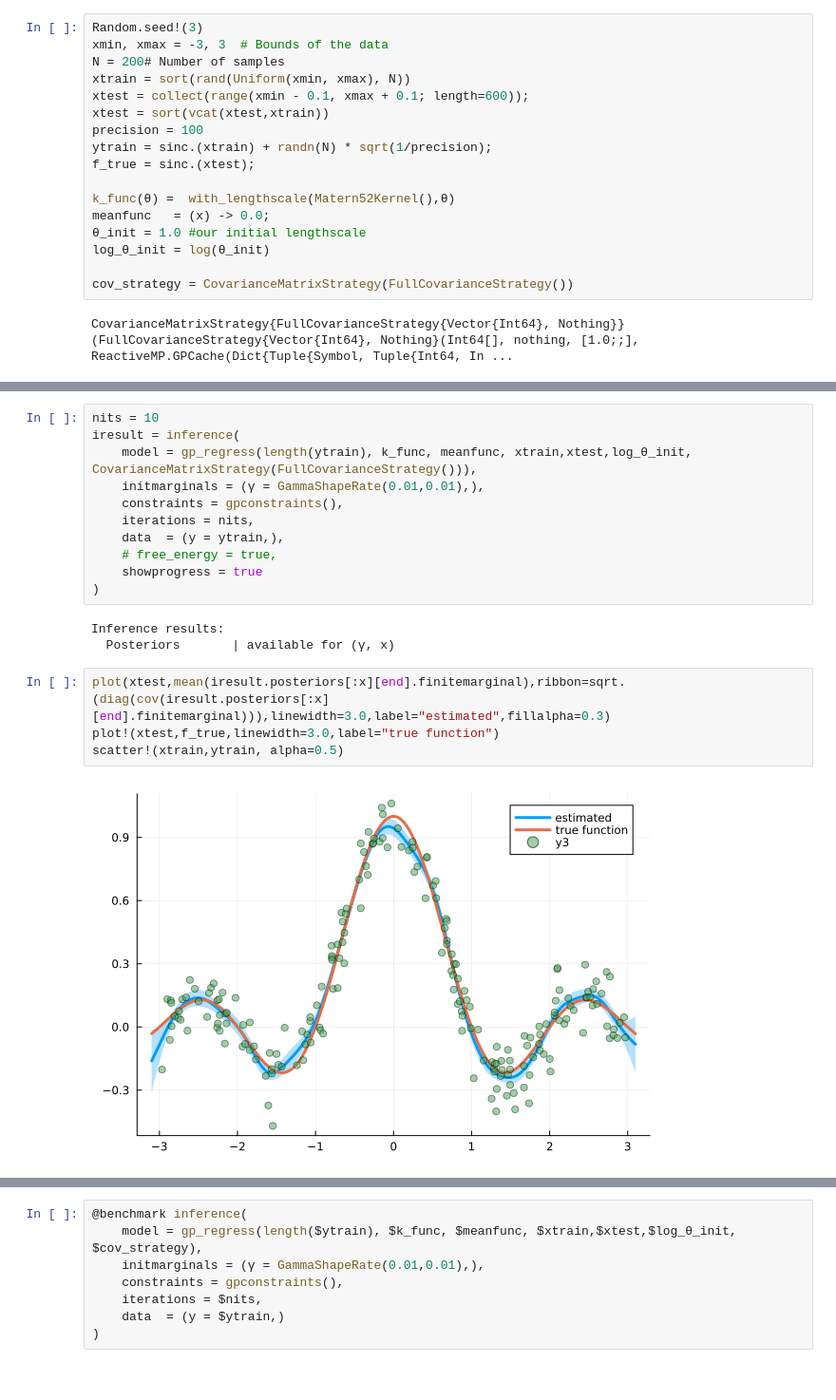
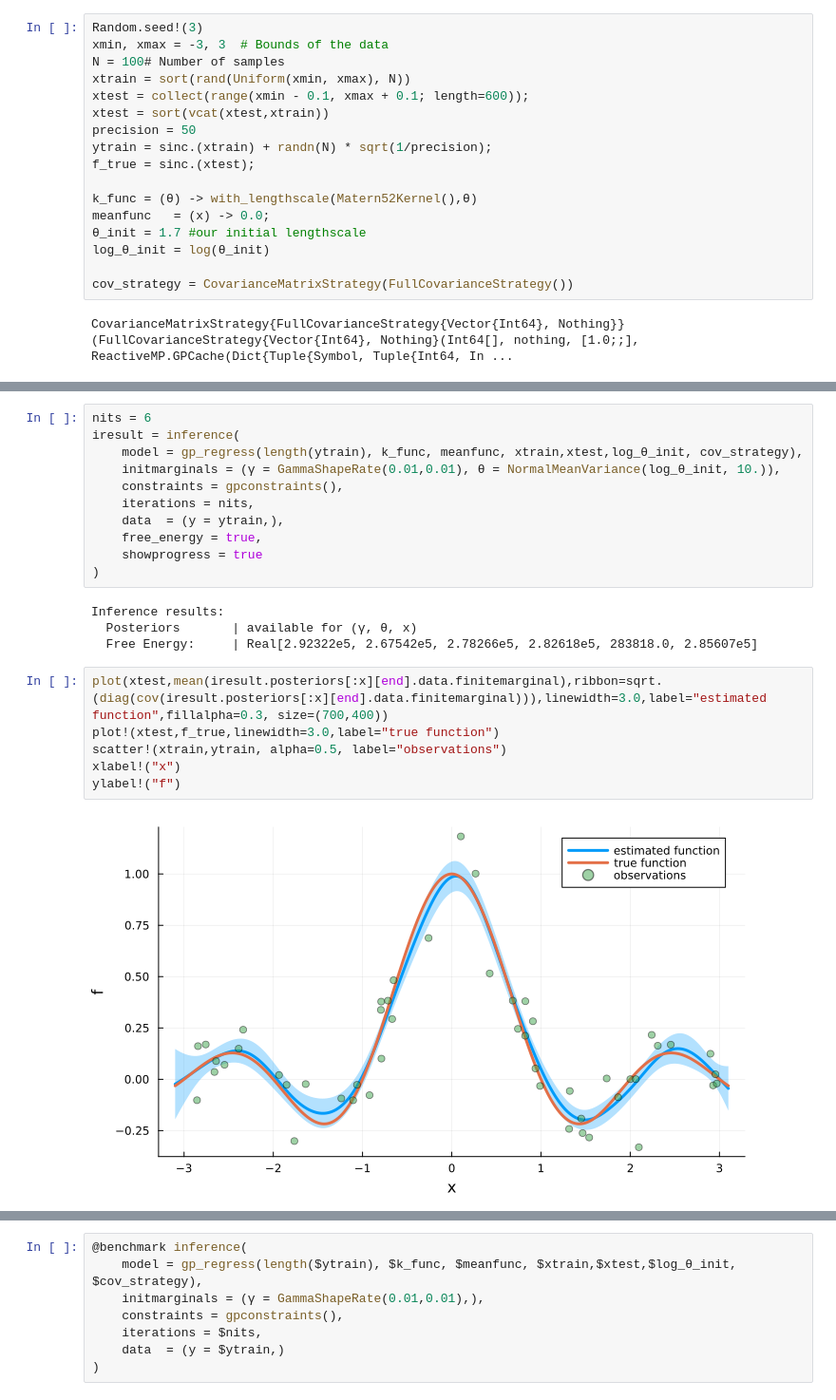
Before and after one commit to biaslab/GaussianProcessNode, a Jupyter notebook: regression_fullcov.ipynb, the cells around one changed output, grey strips where cells are left out. Shown at 95% size. Cells and saved outputs as stored; diff of their text form.

```diff
--- a/regression_fullcov.ipynb
+++ b/regression_fullcov.ipynb
@@ -17,17 +12,17 @@ WARNING: Method definition isapprox(IntervalSets.AbstractInterval{T} where T, In
 # %%
 Random.seed!(3)
 xmin, xmax = -3, 3  # Bounds of the data
-N = 200# Number of samples
+N = 100# Number of samples
 xtrain = sort(rand(Uniform(xmin, xmax), N))
 xtest = collect(range(xmin - 0.1, xmax + 0.1; length=600));
 xtest = sort(vcat(xtest,xtrain))
-precision = 100
+precision = 50
 ytrain = sinc.(xtrain) + randn(N) * sqrt(1/precision);
 f_true = sinc.(xtest);
 
-k_func(θ) =  with_lengthscale(Matern52Kernel(),θ)
+k_func = (θ) -> with_lengthscale(Matern52Kernel(),θ)
 meanfunc   = (x) -> 0.0;
-θ_init = 1.0 #our initial lengthscale
+θ_init = 1.7 #our initial lengthscale
 log_θ_init = log(θ_init)
 
 cov_strategy = CovarianceMatrixStrategy(FullCovarianceStrategy())
@@ -55,20 +62,23 @@ gpconstraints (generic function with 1 method)
 # %%
-nits = 10
+nits = 6
 iresult = inference(
-    model = gp_regress(length(ytrain), k_func, meanfunc, xtrain,xtest,log_θ_init, CovarianceMatrixStrategy(FullCovarianceStrategy())),
-    initmarginals = (γ = GammaShapeRate(0.01,0.01),),
+    model = gp_regress(length(ytrain), k_func, meanfunc, xtrain,xtest,log_θ_init, cov_strategy),
+    initmarginals = (γ = GammaShapeRate(0.01,0.01), θ = NormalMeanVariance(log_θ_init, 10.)),
     constraints = gpconstraints(),
     iterations = nits,
     data  = (y = ytrain,),
-    # free_energy = true,
+    free_energy = true,
     showprogress = true
 )
 # %% [output]
 Inference results:
-  Posteriors       | available for (γ, x)
+  Posteriors       | available for (γ, θ, x)
+  Free Energy:     | Real[2.92322e5, 2.67542e5, 2.78266e5, 2.82618e5, 283818.0, 2.85607e5]
 # %%
-plot(xtest,mean(iresult.posteriors[:x][end].finitemarginal),ribbon=sqrt.(diag(cov(iresult.posteriors[:x][end].finitemarginal))),linewidth=3.0,label="estimated",fillalpha=0.3)
+plot(xtest,mean(iresult.posteriors[:x][end].data.finitemarginal),ribbon=sqrt.(diag(cov(iresult.posteriors[:x][end].data.finitemarginal))),linewidth=3.0,label="estimated function",fillalpha=0.3, size=(700,400))
 plot!(xtest,f_true,linewidth=3.0,label="true function")
-scatter!(xtrain,ytrain, alpha=0.5)
+scatter!(xtrain,ytrain, alpha=0.5, label="observations")
+xlabel!("x")
+ylabel!("f")
 # %% [output]
-[figure, old version]
+[figure, new version]
```
Also changed, not shown: parts of 16 cells of this notebook, 3 other files.
